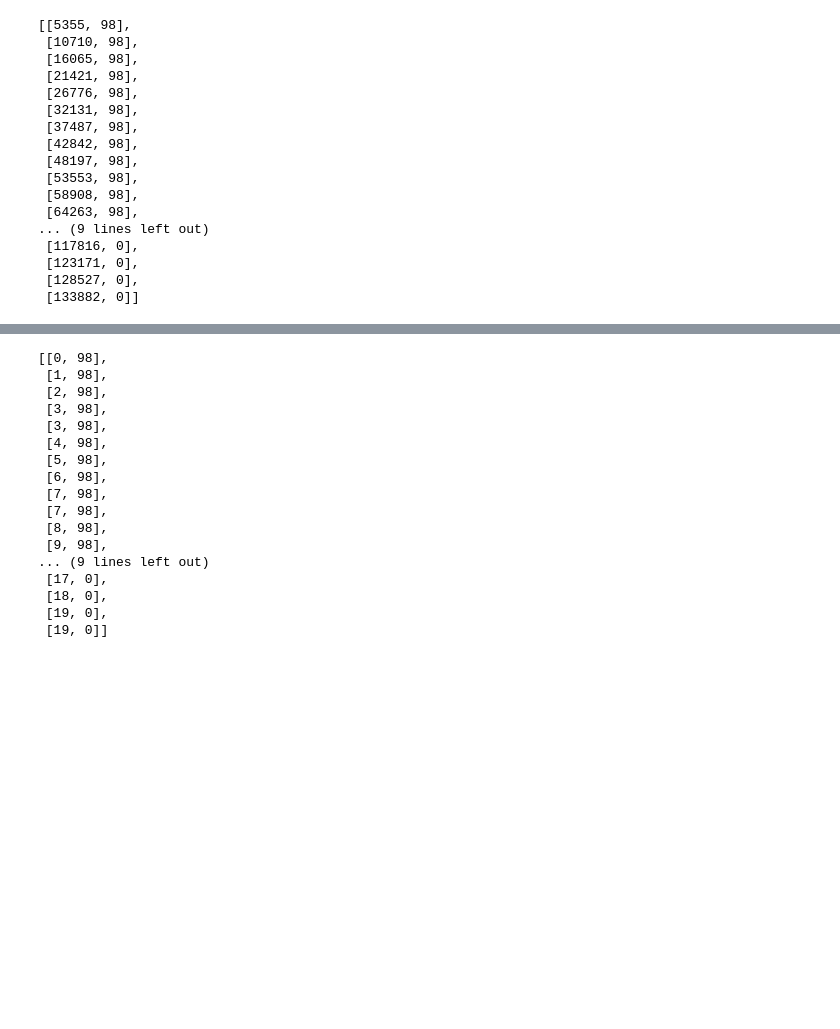
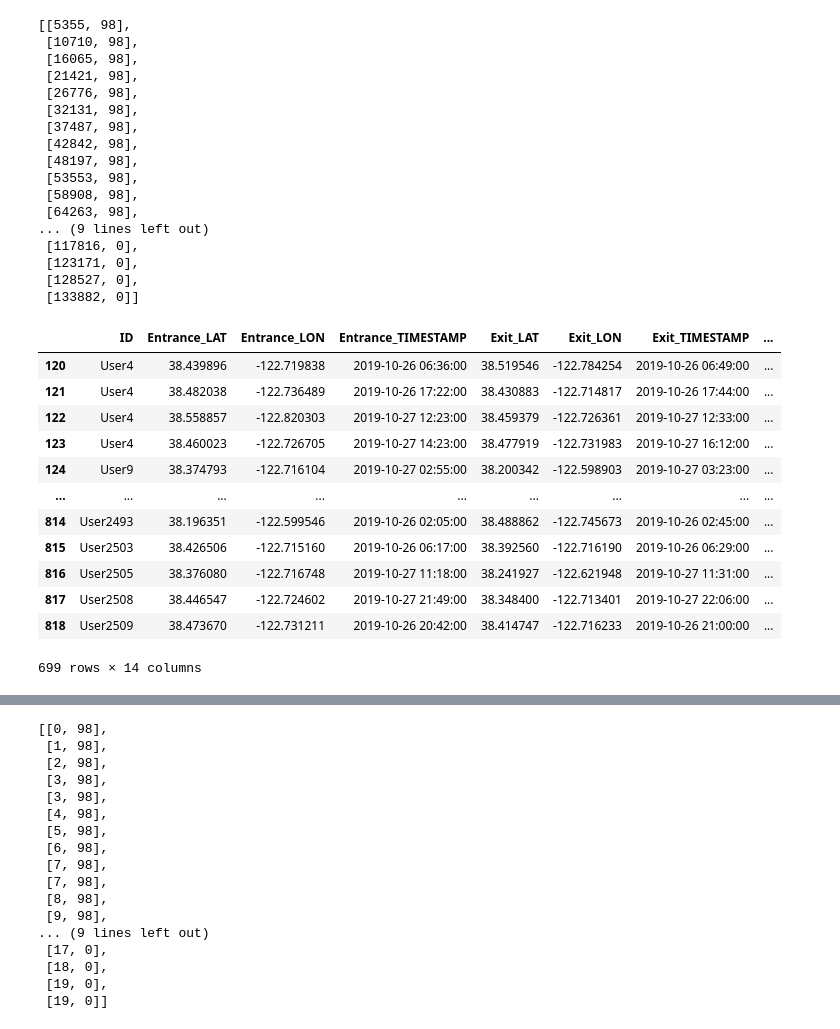
Before and after one commit to pfoytik/Highway-Routing-Data-Processing, a Jupyter notebook: ladris_travel_time_comparison.ipynb, the cells around one changed output, grey strips where cells are left out. Cells and saved outputs as stored; diff of their text form; code cells hidden in the pictures; blank space fills up the shorter version.

```diff
--- a/ladris_travel_time_comparison.ipynb
+++ b/ladris_travel_time_comparison.ipynb
@@ -562,3 +569,19 @@ ladris_congestion[28857930]
  [123171, 0],
  [128527, 0],
  [133882, 0]]
+# %%
+filtered_hw101
+# %% [output]
+|  | ID | Entrance_LAT | Entrance_LON | Entrance_TIMESTAMP | Exit_LAT | Exit_LON | Exit_TIMESTAMP | ... |
+| 120 | User4 | 38.439896 | -122.719838 | 2019-10-26 06:36:00 | 38.519546 | -122.784254 | 2019-10-26 06:49:00 | ... |
+| 121 | User4 | 38.482038 | -122.736489 | 2019-10-26 17:22:00 | 38.430883 | -122.714817 | 2019-10-26 17:44:00 | ... |
+| 122 | User4 | 38.558857 | -122.820303 | 2019-10-27 12:23:00 | 38.459379 | -122.726361 | 2019-10-27 12:33:00 | ... |
+| 123 | User4 | 38.460023 | -122.726705 | 2019-10-27 14:23:00 | 38.477919 | -122.731983 | 2019-10-27 16:12:00 | ... |
+| 124 | User9 | 38.374793 | -122.716104 | 2019-10-27 02:55:00 | 38.200342 | -122.598903 | 2019-10-27 03:23:00 | ... |
+| ... | ... | ... | ... | ... | ... | ... | ... | ... |
+| 814 | User2493 | 38.196351 | -122.599546 | 2019-10-26 02:05:00 | 38.488862 | -122.745673 | 2019-10-26 02:45:00 | ... |
+| 815 | User2503 | 38.426506 | -122.715160 | 2019-10-26 06:17:00 | 38.392560 | -122.716190 | 2019-10-26 06:29:00 | ... |
+| 816 | User2505 | 38.376080 | -122.716748 | 2019-10-27 11:18:00 | 38.241927 | -122.621948 | 2019-10-27 11:31:00 | ... |
+| 817 | User2508 | 38.446547 | -122.724602 | 2019-10-27 21:49:00 | 38.348400 | -122.713401 | 2019-10-27 22:06:00 | ... |
+| 818 | User2509 | 38.473670 | -122.731211 | 2019-10-26 20:42:00 | 38.414747 | -122.716233 | 2019-10-26 21:00:00 | ... |
+699 rows × 14 columns
```
Also changed, not shown: parts of 39 cells of this notebook.
